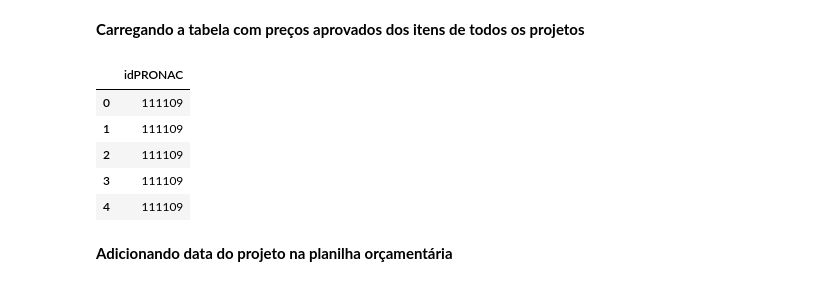
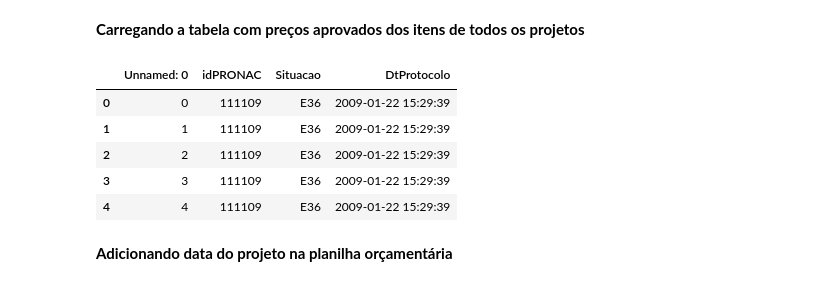
Before and after one commit to lappis-unb/salic-ml, a Jupyter notebook: notebooks/created-vs-finished-projects-by-year.ipynb, the cells around one changed output. Drawn from its saved outputs; the diff is of its cells as text; code cells hidden in the pictures.

Commit message:
Uploading data needed in created-vs-finished-projects notebook

```diff
--- a/notebooks/created-vs-finished-projects-by-year.ipynb
+++ b/notebooks/created-vs-finished-projects-by-year.ipynb
@@ -151,18 +151,17 @@ plot_1d_liner_regression(years, finished, color='C2', alpha=0.5)
 # %% [markdown]
 **Carregando a tabela com preços aprovados dos itens de todos os projetos**
 # %%
-tb_planilha_projeto_csv = os.path.join(DATA_FOLDER, 'tb_planilha_projeto.csv')
-cols = ['idPRONAC',]
+tb_planilha_projeto_csv = os.path.join(DATA_FOLDER, 'dt_tb_planilha_projeto_2013.csv')
 
-dt_planilha = pd.read_csv(tb_planilha_projeto_csv, usecols = cols, low_memory = False)
+dt_planilha = pd.read_csv(tb_planilha_projeto_csv, low_memory = False)
 
 dt_planilha.head()
 # %% [output]
-|  | idPRONAC |
-| 0 | 111109 |
-| 1 | 111109 |
-| 2 | 111109 |
-| 3 | 111109 |
-| 4 | 111109 |
+|  | Unnamed: 0 | idPRONAC | Situacao | DtProtocolo |
+| 0 | 0 | 111109 | E36 | 2009-01-22 15:29:39 |
+| 1 | 1 | 111109 | E36 | 2009-01-22 15:29:39 |
+| 2 | 2 | 111109 | E36 | 2009-01-22 15:29:39 |
+| 3 | 3 | 111109 | E36 | 2009-01-22 15:29:39 |
+| 4 | 4 | 111109 | E36 | 2009-01-22 15:29:39 |
 # %% [markdown]
 **Adicionando data do projeto na planilha orçamentária**
```
Also changed, not shown: parts of 2 cells of this notebook, 1 other file.
